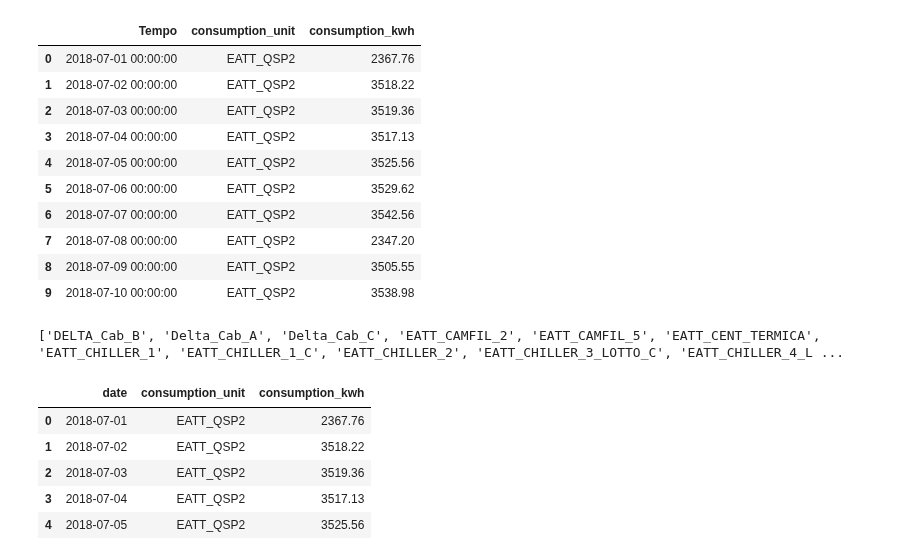
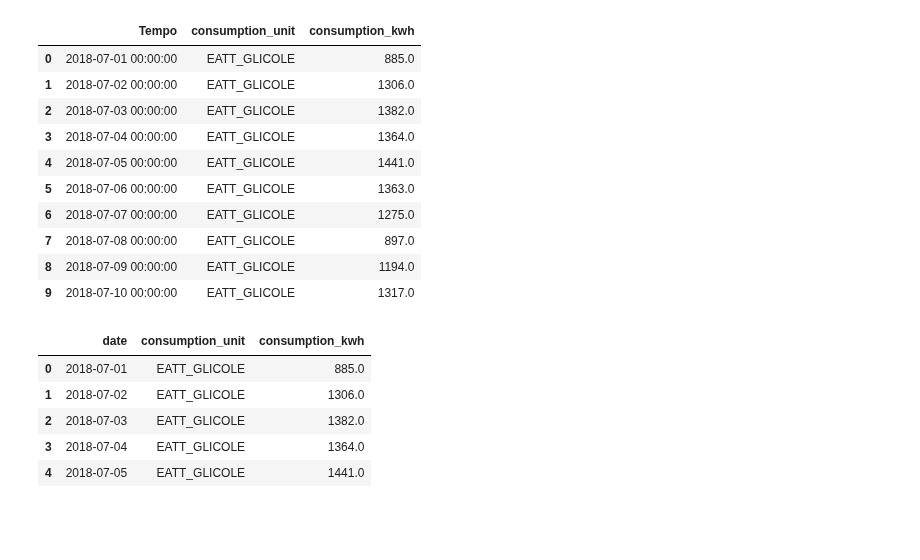
Before and after one commit to NiloofarSoltani-2/Pescara_Energy_Consumption, a Jupyter notebook: Pescara_Energy_Consumption.ipynb, the cells around one changed output. Cells and saved outputs as stored; diff of their text form; code cells hidden in the pictures; blank space fills up the shorter version.

```diff
--- a/Pescara_Energy_Consumption.ipynb
+++ b/Pescara_Energy_Consumption.ipynb
@@ -55,7 +40,7 @@ Everything up-to-date
 import os
 import pandas as pd
 
-msu_directory = '/content/msu/'
+msu_directory = '/content/drive/My Drive/Fater/msu/'
 msu_excel_files = [file for file in os.listdir(msu_directory)]
 
 msu_dfs = []
@@ -167,49 +113,30 @@ See the caveats in the documentation: https://pandas.pydata.org/pandas-docs/stab
 # %%
-consumption_directory = '/content/consumption/'
+consumption_directory = '/content/drive/My Drive/Fater/consumption/'
 consumption_excel_files = [file for file in os.listdir(consumption_directory)]
 
 consumption_dfs = []
 for file in consumption_excel_files:
     file_path = os.path.join(consumption_directory, file)
     df = pd.read_excel(file_path)
     df['consumption_unit'] = df.columns[1][:-6]
     df.rename(columns={df.columns[1]: 'consumption_kwh'}, inplace=True)
     df = df[['Tempo', 'consumption_unit', 'consumption_kwh']]
     consumption_dfs.append(df)
 consumption_df = pd.concat(consumption_dfs, ignore_index=True)
 
 consumption_df.head(10)
 # %% [output]
 |  | Tempo | consumption_unit | consumption_kwh |
-| 0 | 2018-07-01 00:00:00 | EATT_QSP2 | 2367.76 |
-| 1 | 2018-07-02 00:00:00 | EATT_QSP2 | 3518.22 |
-| 2 | 2018-07-03 00:00:00 | EATT_QSP2 | 3519.36 |
-| 3 | 2018-07-04 00:00:00 | EATT_QSP2 | 3517.13 |
-| 4 | 2018-07-05 00:00:00 | EATT_QSP2 | 3525.56 |
-| 5 | 2018-07-06 00:00:00 | EATT_QSP2 | 3529.62 |
-| 6 | 2018-07-07 00:00:00 | EATT_QSP2 | 3542.56 |
-| 7 | 2018-07-08 00:00:00 | EATT_QSP2 | 2347.20 |
-| 8 | 2018-07-09 00:00:00 | EATT_QSP2 | 3505.55 |
-| 9 | 2018-07-10 00:00:00 | EATT_QSP2 | 3538.98 |
+| 0 | 2018-07-01 00:00:00 | EATT_GLICOLE | 885.0 |
+| 1 | 2018-07-02 00:00:00 | EATT_GLICOLE | 1306.0 |
+| 2 | 2018-07-03 00:00:00 | EATT_GLICOLE | 1382.0 |
+| 3 | 2018-07-04 00:00:00 | EATT_GLICOLE | 1364.0 |
+| 4 | 2018-07-05 00:00:00 | EATT_GLICOLE | 1441.0 |
+| 5 | 2018-07-06 00:00:00 | EATT_GLICOLE | 1363.0 |
+| 6 | 2018-07-07 00:00:00 | EATT_GLICOLE | 1275.0 |
+| 7 | 2018-07-08 00:00:00 | EATT_GLICOLE | 897.0 |
+| 8 | 2018-07-09 00:00:00 | EATT_GLICOLE | 1194.0 |
+| 9 | 2018-07-10 00:00:00 | EATT_GLICOLE | 1317.0 |
-# %%
-import sqlite3
-conn = sqlite3.connect(':memory:')
-consumption_df.to_sql('consumption', conn, index=False, if_exists='replace')
-
-query = """
-SELECT consumption_unit, count(*) as cnt
-FROM consumption
-group by 1
-order by 1
-limit 67
-"""
-result = pd.read_sql_query(query, conn)
-
-# result.head()
-consumption_units = result['consumption_unit'].tolist()
-print(consumption_units)
-# %% [output]
-['DELTA_Cab_B', 'Delta_Cab_A', 'Delta_Cab_C', 'EATT_CAMFIL_2', 'EATT_CAMFIL_5', 'EATT_CENT_TERMICA', 'EATT_CHILLER_1', 'EATT_CHILLER_1_C', 'EATT_CHILLER_2', 'EATT_CHILLER_3_LOTTO_C', 'EATT_CHILLER_4_L ...
 # %%
 # data cleaning:
 # rename columns to english: Tempo: date
@@ -221,12 +148,13 @@ cleaned_consumption = consumption_df.copy()
 cleaned_consumption = cleaned_consumption[pd.to_datetime(cleaned_consumption['Tempo'], errors='coerce').notnull()]
 cleaned_consumption.rename(columns={'Tempo': 'date'}, inplace=True)
 cleaned_consumption['date'] = pd.to_datetime(cleaned_consumption['date'], format='%d/%m/%Y')
+cleaned_consumption['consumption_unit'] = cleaned_consumption['consumption_unit']
 
 cleaned_consumption.head()
 # %% [output]
 |  | date | consumption_unit | consumption_kwh |
-| 0 | 2018-07-01 | EATT_QSP2 | 2367.76 |
-| 1 | 2018-07-02 | EATT_QSP2 | 3518.22 |
-| 2 | 2018-07-03 | EATT_QSP2 | 3519.36 |
-| 3 | 2018-07-04 | EATT_QSP2 | 3517.13 |
-| 4 | 2018-07-05 | EATT_QSP2 | 3525.56 |
+| 0 | 2018-07-01 | EATT_GLICOLE | 885.0 |
+| 1 | 2018-07-02 | EATT_GLICOLE | 1306.0 |
+| 2 | 2018-07-03 | EATT_GLICOLE | 1382.0 |
+| 3 | 2018-07-04 | EATT_GLICOLE | 1364.0 |
+| 4 | 2018-07-05 | EATT_GLICOLE | 1441.0 |
```
Also changed, not shown: parts of 21 cells of this notebook.
